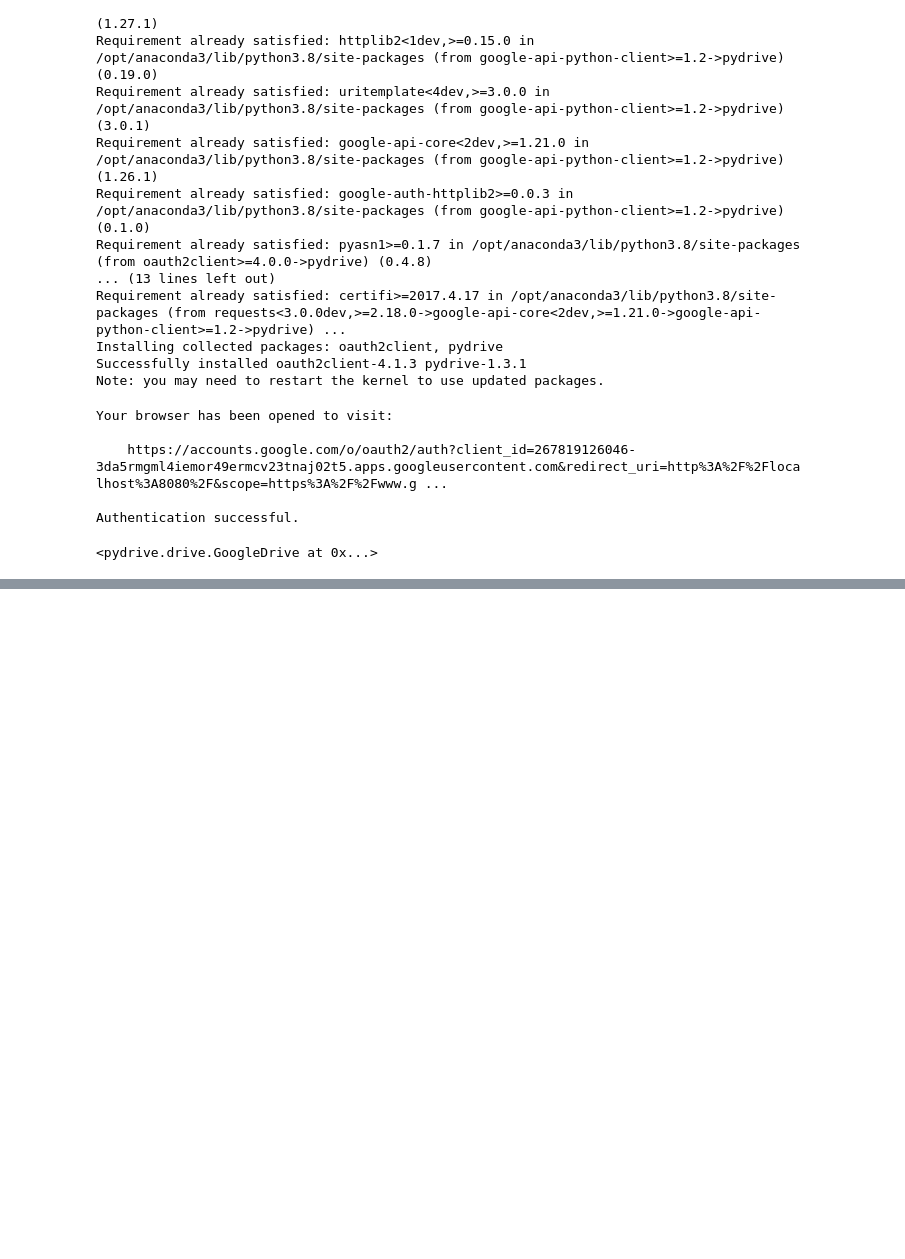
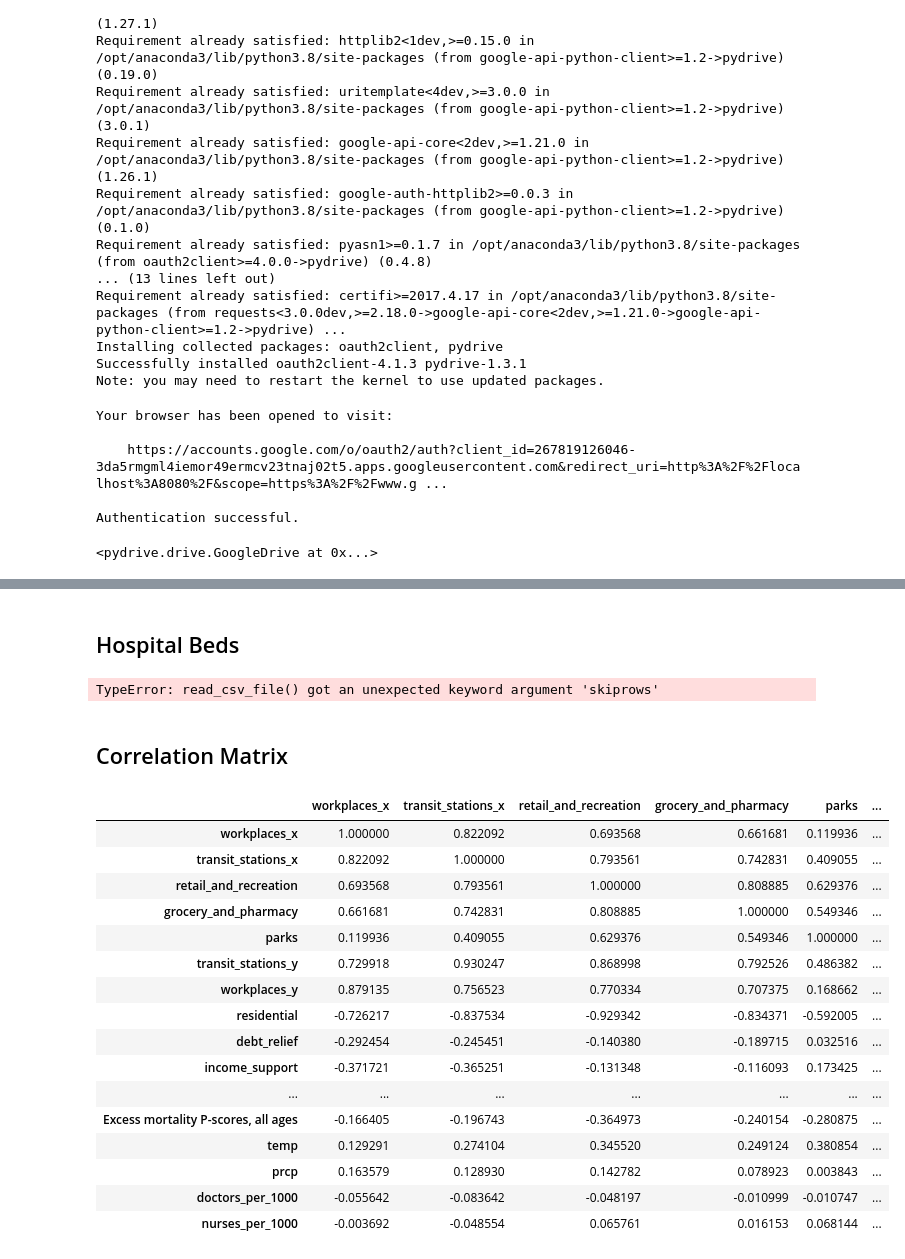
Before and after one commit to lucasbotellaroca/Covid-19_Reproduction_Rate_Estimator, a Jupyter notebook: download_drive_data.ipynb, the cells around one changed output, grey strips where cells are left out. Drawn from its saved outputs; the diff is of its cells as text; code cells hidden in the pictures; blank space fills up the shorter version.

```diff
--- a/download_drive_data.ipynb
+++ b/download_drive_data.ipynb
@@ -172,0 +290,3 @@ df_policies
+# %%
+df_merge = pd.merge(df_merge, df_weather, on=["Code", "Date"])
+df_merge
@@ -172,0 +309,14 @@ df_policies
+# %%
+doctors_df=read_csv_file('17wrWTb6BZMqWkNrqYipTQXo7IOxqekOf','doctors')
+nurses_df=read_csv_file('17wrWTb6BZMqWkNrqYipTQXo7IOxqekOf','nurses')
+# %%
+doctors_df=doctors_df[['LOCATION', 'TIME', 'Value']]
+doctors_df_18=doctors_df[doctors_df['TIME'] == 2018]
+nurses_df=nurses_df[['LOCATION', 'TIME', 'Value']]
+nurses_df=nurses_df[nurses_df['TIME'] == 2018]
+# %%
+for index, row in doctors_df.iterrows():
+    df_merge.loc[df_merge['Code']==row.LOCATION , 'doctors_per_1000'] = row.Value
+
+for index, row in nurses_df.iterrows():
+    df_merge.loc[df_merge['Code']==row.LOCATION , 'nurses_per_1000'] = row.Value
@@ -172,0 +339,32 @@ df_policies
+# %% [markdown]
+## Hospital Beds
+# %%
+hospital_beds_df=read_csv_file('1YlfutCzBqYwPhZw-7OsfLC3k1uv1LYfa','hospital_beds')
+hospital_beds_df
+# %% [output]
+TypeError: read_csv_file() got an unexpected keyword argument 'skiprows'
+# %% [markdown]
+## Correlation Matrix
+# %%
+rs = np.random.RandomState(0)
+df = pd.DataFrame(rs.rand(10, 10))
+corr = df_merge.corr()
+corr.style.background_gradient(cmap='coolwarm')
+# %% [output]
+|  | workplaces_x | transit_stations_x | retail_and_recreation | grocery_and_pharmacy | parks | ... |
+| workplaces_x | 1.000000 | 0.822092 | 0.693568 | 0.661681 | 0.119936 | ... |
+| transit_stations_x | 0.822092 | 1.000000 | 0.793561 | 0.742831 | 0.409055 | ... |
+| retail_and_recreation | 0.693568 | 0.793561 | 1.000000 | 0.808885 | 0.629376 | ... |
+| grocery_and_pharmacy | 0.661681 | 0.742831 | 0.808885 | 1.000000 | 0.549346 | ... |
+| parks | 0.119936 | 0.409055 | 0.629376 | 0.549346 | 1.000000 | ... |
+| transit_stations_y | 0.729918 | 0.930247 | 0.868998 | 0.792526 | 0.486382 | ... |
+| workplaces_y | 0.879135 | 0.756523 | 0.770334 | 0.707375 | 0.168662 | ... |
+| residential | -0.726217 | -0.837534 | -0.929342 | -0.834371 | -0.592005 | ... |
+| debt_relief | -0.292454 | -0.245451 | -0.140380 | -0.189715 | 0.032516 | ... |
+| income_support | -0.371721 | -0.365251 | -0.131348 | -0.116093 | 0.173425 | ... |
+| ... | ... | ... | ... | ... | ... | ... |
+| Excess mortality P-scores, all ages | -0.166405 | -0.196743 | -0.364973 | -0.240154 | -0.280875 | ... |
+| temp | 0.129291 | 0.274104 | 0.345520 | 0.249124 | 0.380854 | ... |
+| prcp | 0.163579 | 0.128930 | 0.142782 | 0.078923 | 0.003843 | ... |
+| doctors_per_1000 | -0.055642 | -0.083642 | -0.048197 | -0.010999 | -0.010747 | ... |
+| nurses_per_1000 | -0.003692 | -0.048554 | 0.065761 | 0.016153 | 0.068144 | ... |
```
Also changed, not shown: parts of 22 cells of this notebook.
